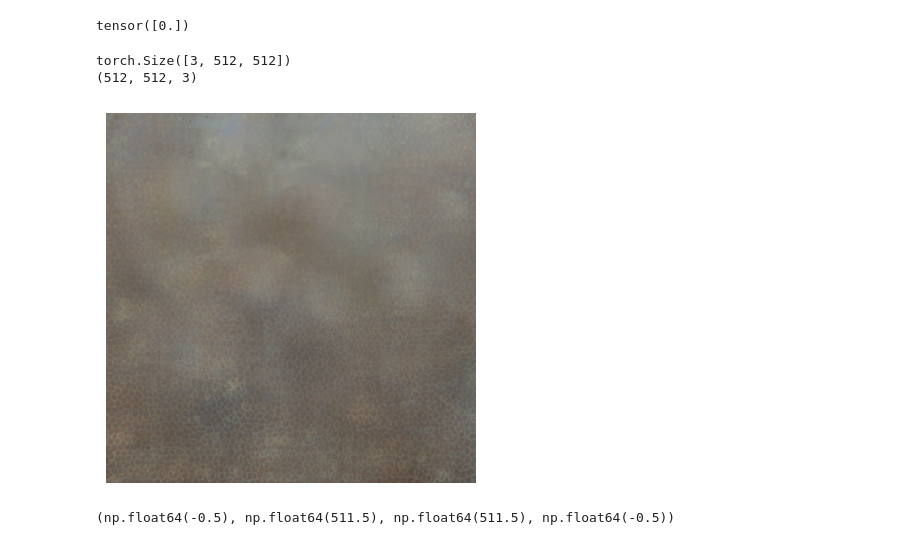
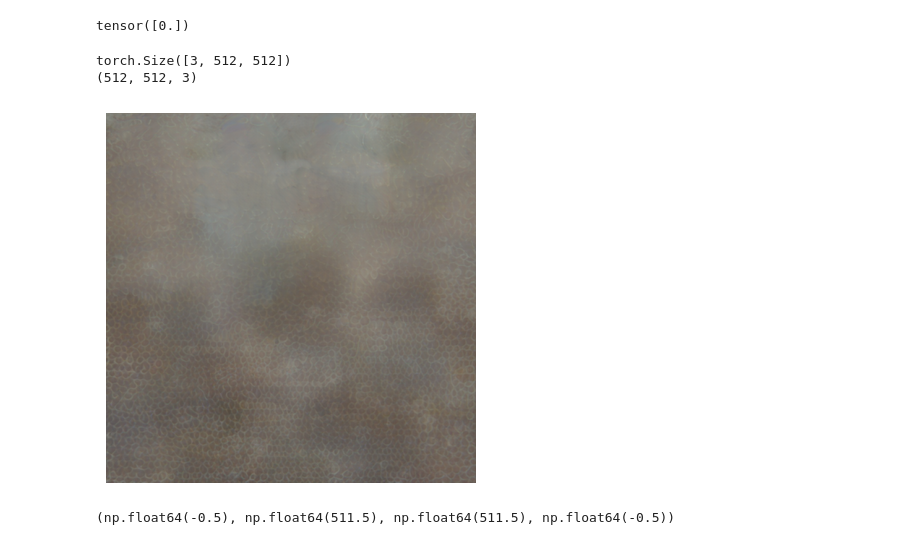
Before and after one commit to Ishushan02/Tiny-Recursive-Model-for-Text-To-Image-Generation, a Jupyter notebook: 6_ImageGeneration.ipynb, the cells around one changed output. Saved outputs shown, nothing was run; the diff lists cells and outputs as text; code cells hidden in the pictures.

```diff
--- a/6_ImageGeneration.ipynb
+++ b/6_ImageGeneration.ipynb
@@ -450,7 +450,7 @@ def perceptualLoss(pred, target):
     return perceptualoss
 # %%
 trmModel = TinyRecursiveBlock(embedDimension=EMBEDDINGDIM, numHeads=HEADS, encodedImageHeight=ENCODEDIMAGHEIGHT, encodedImageWidth=ENCODEDIMAGWIDTH, patches=PATCHES, patchSize=PATCHSIZE, encodedChannels=LATENTCHANNEL, textInputDimension=TEXTINPUTDIMENSION, latentsize=LATENTSIZE)
-checkpoint_path = os.path.join("models", "trmModel_e120.pt")
+checkpoint_path = os.path.join("models", "trmModel_e145.pt")
 lossFn =  nn.MSELoss()
 optimizer = torch.optim.AdamW(params=trmModel.parameters(), lr=2e-5, weight_decay=3e-2, eps=1e-10)
 scheduler = StepLR(optimizer, step_size=10, gamma=0.5)
@@ -529,51 +529,3 @@ t
 tensor([0.])
 # %%
 to_pil = transforms.ToPILImage()
-# %%
-def generateNewImage(text, B=1, NSTEPS=50):
-    textEmbed = concatenateTextEmbeddings(text)
-    if textEmbed.dim() == 2:
-        textEmbed = textEmbed.unsqueeze(0)
-    if textEmbed.shape[0] == 1 and B > 1:
-        textEmbed = textEmbed.expand(B, -1, -1)
-
-    trmModel.eval()
-    with torch.no_grad():
-        xt = torch.randn(B, LATENTCHANNEL, LATENTSIZE, LATENTSIZE).to(device)
-        textEmbed = textEmbed.to(device)
-
-        dt = 1.0 / NSTEPS
-
-        for i in range(NSTEPS):
-            t = torch.full((B,), i / NSTEPS, device=device)
-            xt_decoded = DecodeImageDCAE(xt, deNormalize=False)
-            x, y, z, sharedParameters = trmModel.module.forward_init(
-                xt_decoded, textEmbed, t
-            )
-            y, z, yOutput = deepReasoning(
-                trmModel.module, x, y, z, sharedParameters, n=6, T=3
-            )
-
-            v_latent = EncodeImageDCAE(yOutput)
-
-            xt = xt + dt * v_latent
-
-        final_image = DecodeImageDCAE(xt, deNormalize=True)
-
-    return final_image
-
-
-# Usage
-xt = generateNewImage("A large passenger airplane flying through the air.", B=1, NSTEPS=40)
-img = xt[0]
-print(img.shape)
-img = img.permute(1, 2, 0).cpu().numpy()
-# img = np.clip(img, 0, 1)
-print(img.shape)
-plt.imshow(img)
-plt.axis("off")
-plt.show()
-# %% [output]
-torch.Size([3, 512, 512])
-(512, 512, 3)
-[figure, removed]
@@ -580,3 +564,17 @@ torch.Size([3, 512, 512])
+# %%
+xt = generateNewImage("A Blue shiny Sky", B=1, NSTEPS=20)
+img = xt[0]
+print(img.shape)
+img = img.permute(1, 2, 0).cpu().numpy()
+# img = np.clip(img, 0, 1)
+print(img.shape)
+plt.imshow(img)
+plt.axis("off")
+plt.show()
+# %% [output]
+torch.Size([3, 512, 512])
+(512, 512, 3)
+[figure, added]
 # %%
 # img = img.permute(2, 0, 1)
 image = to_pil(img)
```
Also changed, not shown: parts of 9 cells of this notebook, 4 other files.
